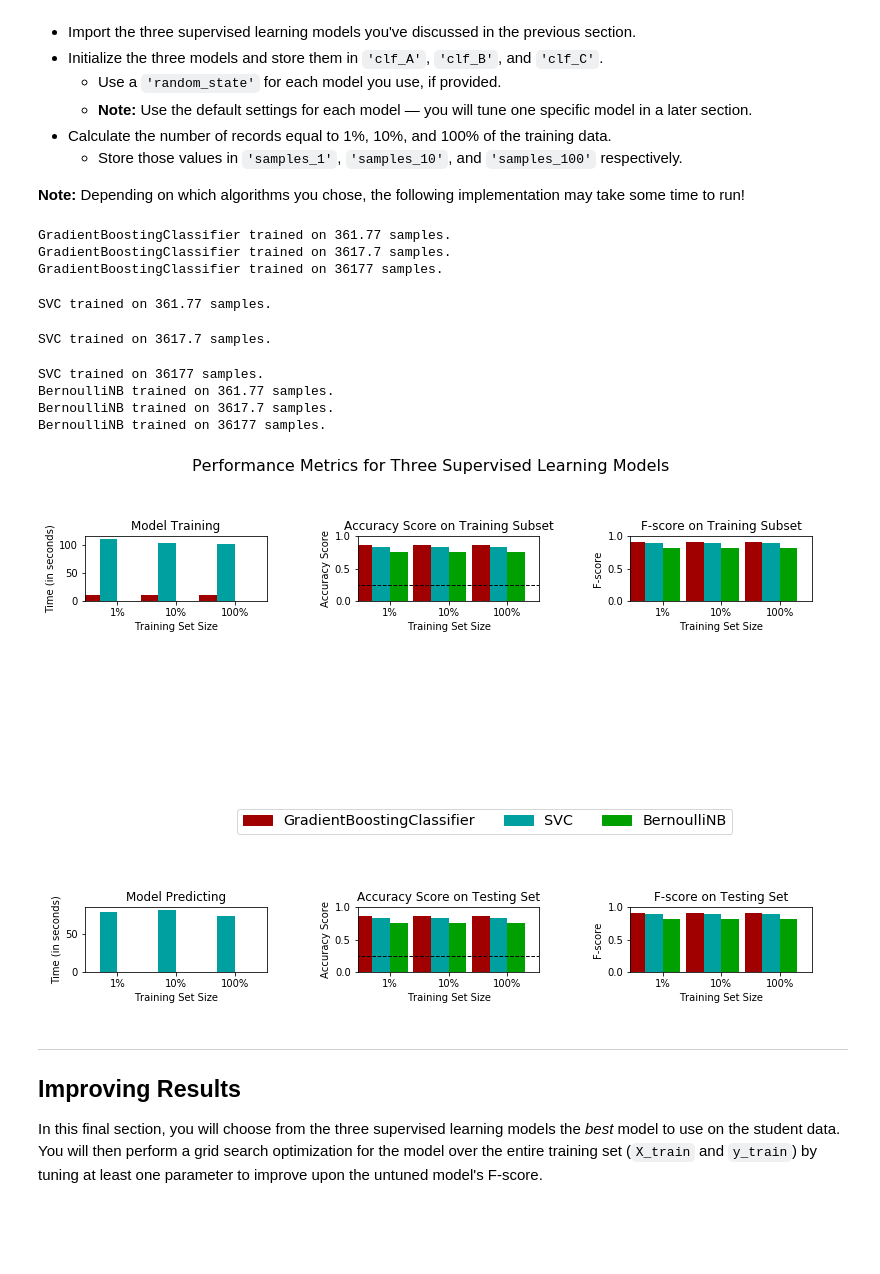
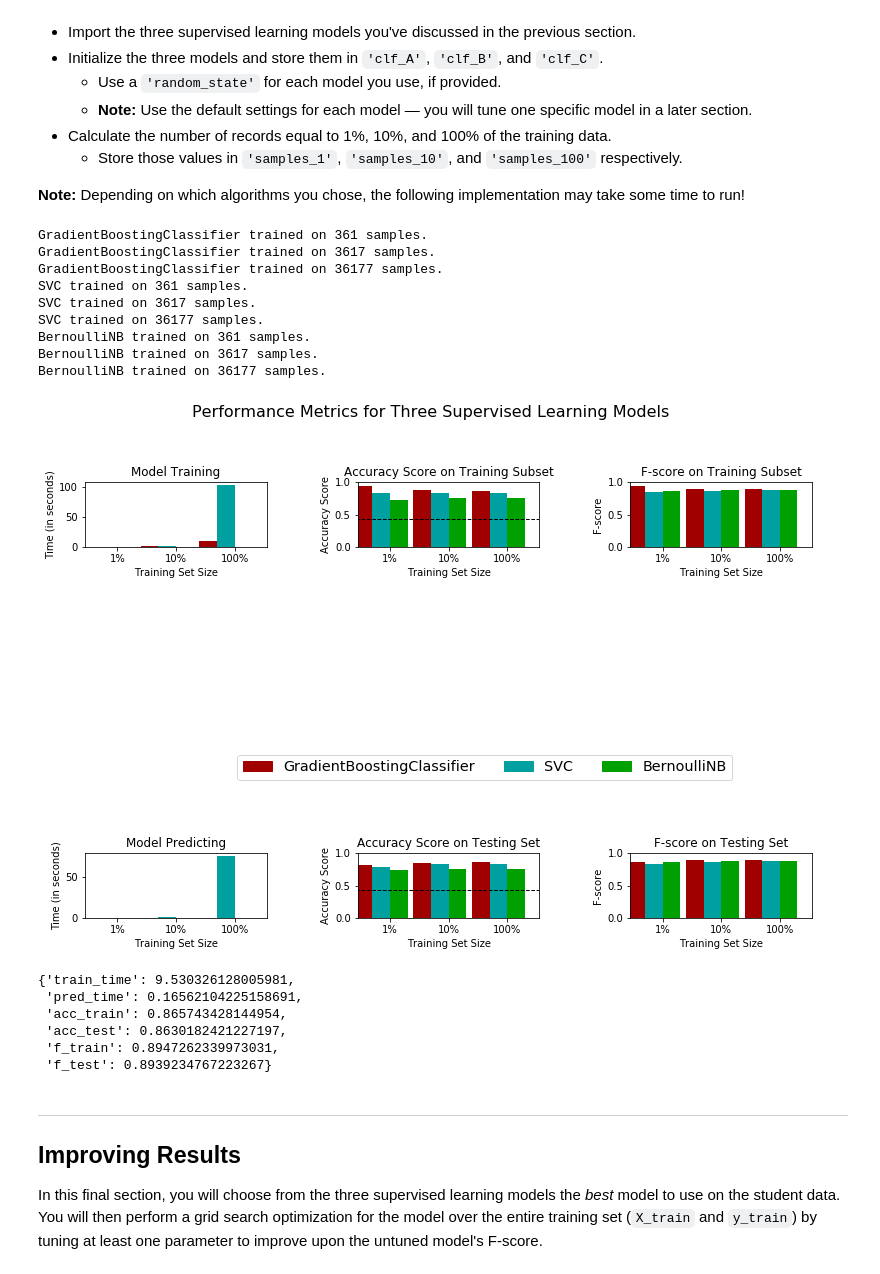
Before and after one commit to modywahab/DSND_Term1, a Jupyter notebook: projects/p1_charityml/finding_donors.ipynb, the cells around one changed output. Drawn from its saved outputs; the diff is of its cells as text; code cells hidden in the pictures; blank space fills up the shorter version.

```diff
--- a/projects/p1_charityml/finding_donors.ipynb
+++ b/projects/p1_charityml/finding_donors.ipynb
@@ -247,10 +247,10 @@ FP = income.count() - TP # Specific to the naive case
 TN = 0 # No predicted negatives in the naive case
 FN = 0 # No predicted negatives in the naive case
 '''
-TP = np.sum(income['<=50K'])
+TP = np.sum(income['>50K'])
 FN = 0
 TN = 0
-FP = (income['<=50K'].count())
+FP = (income['>50K'].count()) - TP
 
 # TODO: Calculate accuracy, precision and recall
 accuracy = (TP+TN)/(TP+TN+FP+FN)
@@ -259,8 +259,8 @@ recall = float(TP)/(TP+FN)
 
 # TODO: Calculate F-score using the formula above for beta = 0.5 and correct values for precision and recall.
 beta = 0.5
-fscore = (1+(beta**2))*(recall+precision)/(recall+precision*(beta**2))
+fscore = (1+(beta**2))*(recall*precision)/(recall+precision*(beta**2))
 
 # Print the results
-print("Naive Predictor: [Accuracy score: {:.4f}, F-score: {:.4f}]".format(accuracy, fscore))
+print("Naïve Predictor: [Accuracy score: {:.4f}, F-score: {:.4f}]".format(accuracy, fscore))
 # %% [output]
@@ -363,12 +363,10 @@ def train_predict(learner, sample_size, X_train, y_train, X_test, y_test):
        - X_test: features testing set
        - y_test: income testing set
     '''
-
     results = {}
-
     # TODO: Fit the learner to the training data using slicing with 'sample_size' using .fit(training_features[:], training_labels[:])
     start = time() # Get start time
-    learner = learner.fit(X_train,y_train)
+    learner = learner.fit(X_train[:sample_size],y_train[:sample_size])
     end = time() # Get end time
 
     # TODO: Calculate the training time
@@ -377,24 +375,24 @@ def train_predict(learner, sample_size, X_train, y_train, X_test, y_test):
     # TODO: Get the predictions on the test set(X_test),
     #       then get predictions on the first 300 training samples(X_train) using .predict()
     start = time() # Get start time
-    predictions_test = learner.predict(X_test)
-    predictions_train = learner.predict(X_train)
+    predictions_test = learner.predict(X_test[:sample_size])
+    predictions_train = learner.predict(X_train[:sample_size])
     end = time() # Get end time
 
     # TODO: Calculate the total prediction time
     results['pred_time'] = end - start
 
     # TODO: Compute accuracy on the first 300 training samples which is y_train[:300]
-    results['acc_train'] = accuracy_score(y_train,predictions_train)
+    results['acc_train'] = accuracy_score(y_train[:sample_size],predictions_train[:sample_size])
 
     # TODO: Compute accuracy on test set using accuracy_score()
-    results['acc_test'] = accuracy_score(y_test,predictions_test)
+    results['acc_test'] = accuracy_score(y_test[:sample_size],predictions_test[:sample_size])
 
     # TODO: Compute F-score on the the first 300 training samples using fbeta_score()
-    results['f_train'] = f1_score(y_train,predictions_train)
+    results['f_train'] = fbeta_score(y_train[:sample_size],predictions_train[:sample_size], beta=0.5)
 
     # TODO: Compute F-score on the test set which is y_test
-    results['f_test'] = f1_score(y_test,predictions_test)
+    results['f_test'] = fbeta_score(y_test[:sample_size],predictions_test[:sample_size], beta=0.5)
 
     # Success
     print("{} trained on {} samples.".format(learner.__class__.__name__, sample_size))
@@ -415,42 +413,51 @@ In the code cell, you will need to implement the following:
 # %%
 # TODO: Import the three supervised learning models from sklearn
 from sklearn.ensemble import GradientBoostingClassifier
 from sklearn.svm import SVC
 from sklearn.naive_bayes import BernoulliNB
 # TODO: Initialize the three models
-clf_A = GradientBoostingClassifier()
-clf_B = SVC()
+rs = np.random.RandomState()
+clf_A = GradientBoostingClassifier(random_state=rs)
+clf_B = SVC(gamma='scale',random_state=rs)
 clf_C = BernoulliNB()
 
 # TODO: Calculate the number of samples for 1%, 10%, and 100% of the training data
 # HINT: samples_100 is the entire training set i.e. len(y_train)
 # HINT: samples_10 is 10% of samples_100 (ensure to set the count of the values to be `int` and not `float`)
 # HINT: samples_1 is 1% of samples_100 (ensure to set the count of the values to be `int` and not `float`)
 samples_100 = len(y_train)
-samples_10 = samples_100/10
-samples_1 = samples_10/10
-
+samples_10 = int(samples_100/10)
+samples_1 = int(samples_10/10)
 # Collect results on the learners
 results = {}
 for clf in [clf_A, clf_B, clf_C]:
     clf_name = clf.__class__.__name__
     results[clf_name] = {}
     for i, samples in enumerate([samples_1, samples_10, samples_100]):
         results[clf_name][i] = \
         train_predict(clf, samples, X_train, y_train, X_test, y_test)
 # Run metrics visualization for the three supervised learning models chosen
 vs.evaluate(results, accuracy, fscore)
 # %% [output]
-GradientBoostingClassifier trained on 361.77 samples.
-GradientBoostingClassifier trained on 3617.7 samples.
+GradientBoostingClassifier trained on 361 samples.
+GradientBoostingClassifier trained on 3617 samples.
 GradientBoostingClassifier trained on 36177 samples.
+SVC trained on 361 samples.
+SVC trained on 3617 samples.
+SVC trained on 36177 samples.
+BernoulliNB trained on 361 samples.
+BernoulliNB trained on 3617 samples.
+BernoulliNB trained on 36177 samples.
-SVC trained on 361.77 samples.
-SVC trained on 3617.7 samples.
-SVC trained on 36177 samples.
-BernoulliNB trained on 361.77 samples.
-BernoulliNB trained on 3617.7 samples.
-BernoulliNB trained on 36177 samples.
-[figure, old version]
+[figure, new version]
+# %%
+results['GradientBoostingClassifier'][2]
+# %% [output]
+{'train_time': 9.530326128005981,
+ 'pred_time': 0.16562104225158691,
+ 'acc_train': 0.865743428144954,
+ 'acc_test': 0.8630182421227197,
+ 'f_train': 0.8947262339973031,
+ 'f_test': 0.8939234767223267}
 # %% [markdown]
 ----
 ## Improving Results
```
Also changed, not shown: parts of 12 cells of this notebook, 1 other file.
